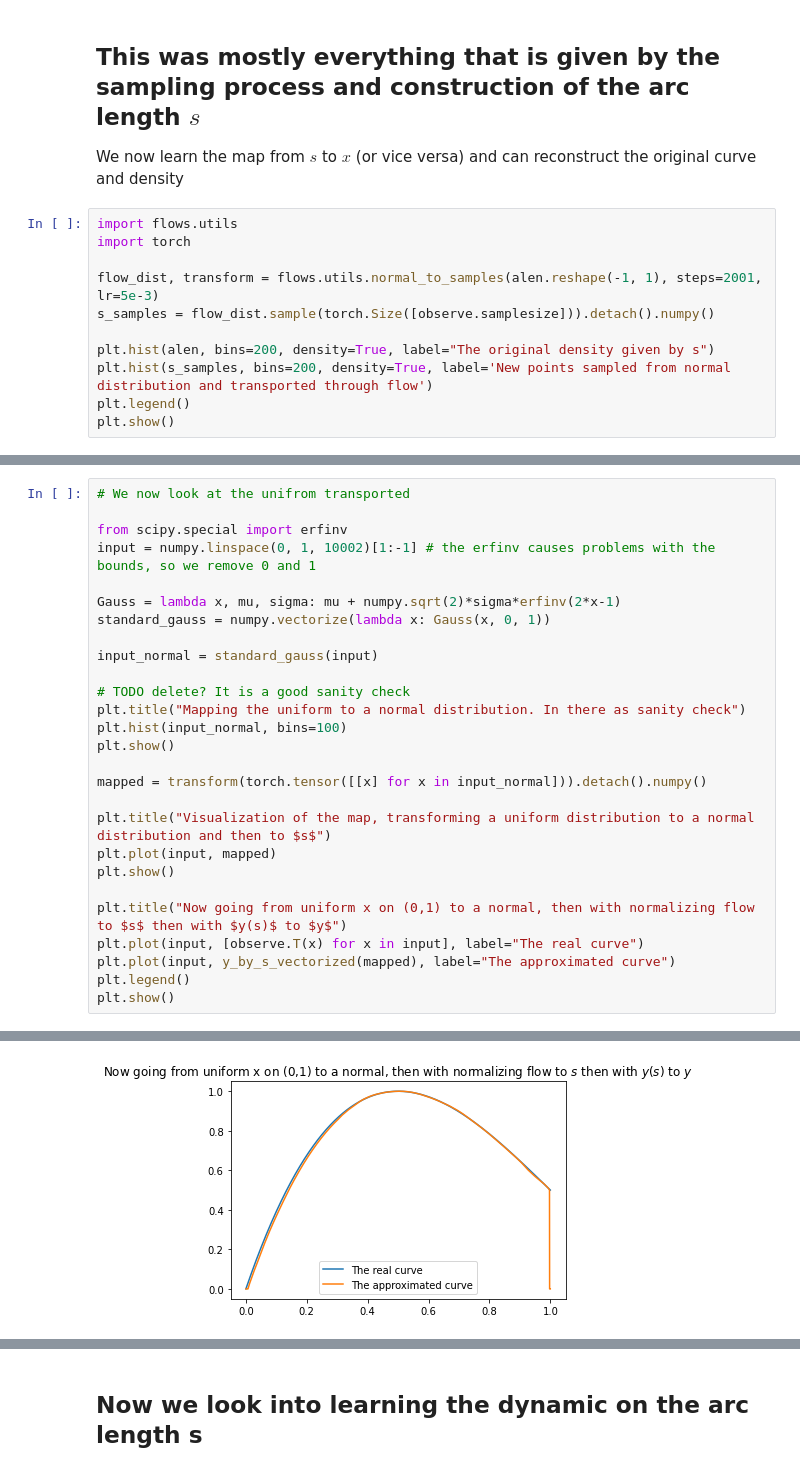
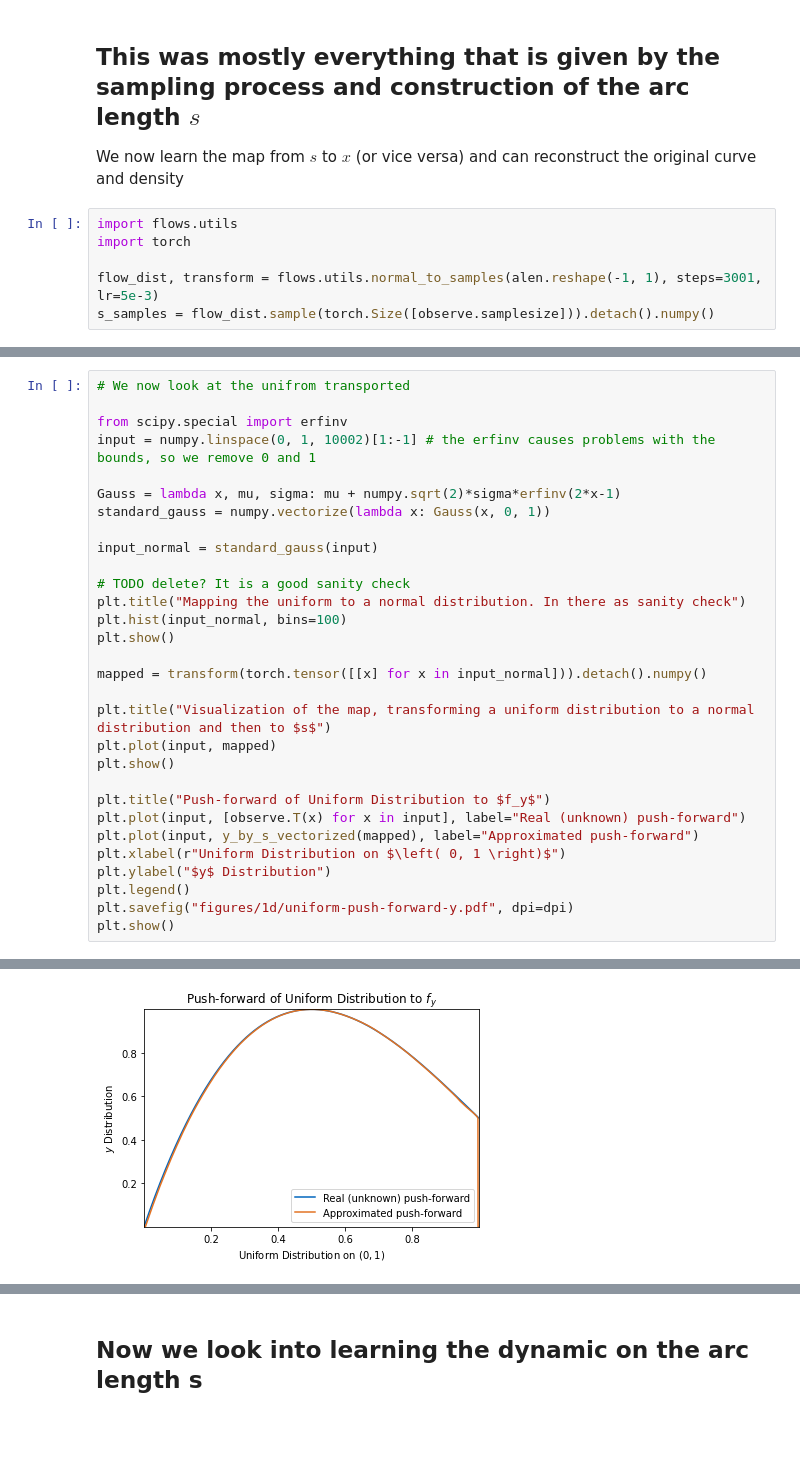
Before and after one commit to plainerman/density-transport, a Jupyter notebook: full_one_dimensional.ipynb, the cells around one changed output, grey strips where cells are left out. Cells and saved outputs as stored; diff of their text form; blank space fills up the shorter version.

```diff
--- a/full_one_dimensional.ipynb
+++ b/full_one_dimensional.ipynb
@@ -57,11 +63,6 @@ We now learn the map from $s$ to $x$ (or vice versa) and can reconstruct the ori
 import flows.utils
 import torch
 
-flow_dist, transform = flows.utils.normal_to_samples(alen.reshape(-1, 1), steps=2001, lr=5e-3)
+flow_dist, transform = flows.utils.normal_to_samples(alen.reshape(-1, 1), steps=3001, lr=5e-3)
 s_samples = flow_dist.sample(torch.Size([observe.samplesize])).detach().numpy()
-
-plt.hist(alen, bins=200, density=True, label="The original density given by s")
-plt.hist(s_samples, bins=200, density=True, label='New points sampled from normal distribution and transported through flow')
-plt.legend()
-plt.show()
 # %% [output]
@@ -113,9 +136,12 @@ plt.title("Visualization of the map, transforming a uniform distribution to a no
 plt.plot(input, mapped)
 plt.show()
 
-plt.title("Now going from uniform x on (0,1) to a normal, then with normalizing flow to $s$ then with $y(s)$ to $y$")
-plt.plot(input, [observe.T(x) for x in input], label="The real curve")
-plt.plot(input, y_by_s_vectorized(mapped), label="The approximated curve")
+plt.title("Push-forward of Uniform Distribution to $f_y$")
+plt.plot(input, [observe.T(x) for x in input], label="Real (unknown) push-forward")
+plt.plot(input, y_by_s_vectorized(mapped), label="Approximated push-forward")
+plt.xlabel(r"Uniform Distribution on $\left( 0, 1 \right)$")
+plt.ylabel("$y$ Distribution")
 plt.legend()
+plt.savefig("figures/1d/uniform-push-forward-y.pdf", dpi=dpi)
 plt.show()
 # %% [output]
@@ -124,4 +150,4 @@ plt.show()
-[figure, old version]
+[figure, new version]
 # %%
 plt.title("The density of y if we sample from normal, normalize flow to learned function s and then do $y(s)$")
 plt.hist(numpy.transpose(observe.sample(0))[0], bins = 100, density = True, label="original sampling")
```
Also changed, not shown: parts of 14 cells of this notebook, 27 other files.
